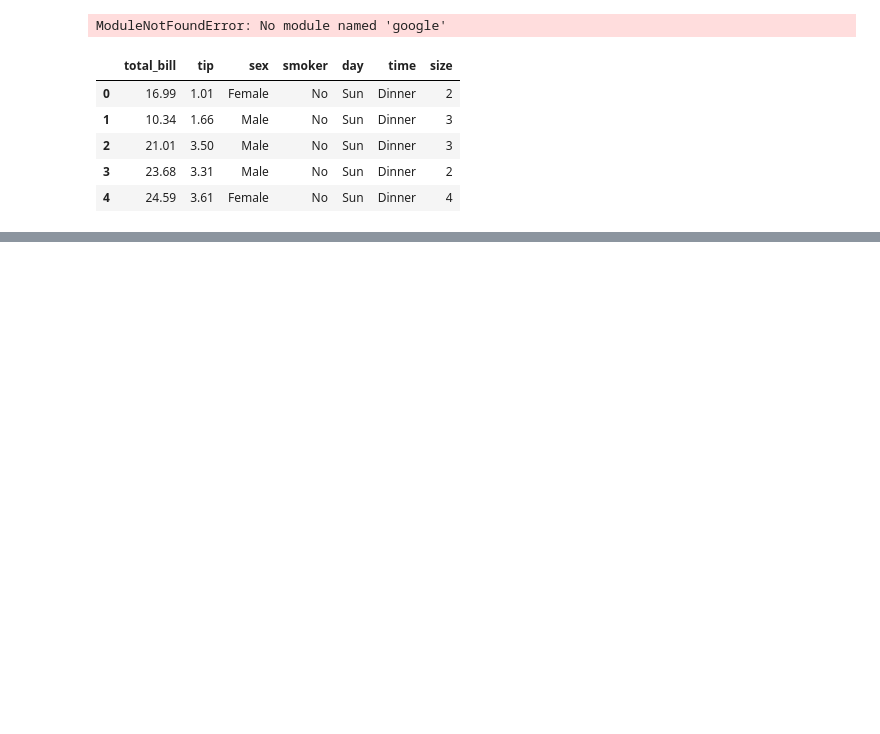
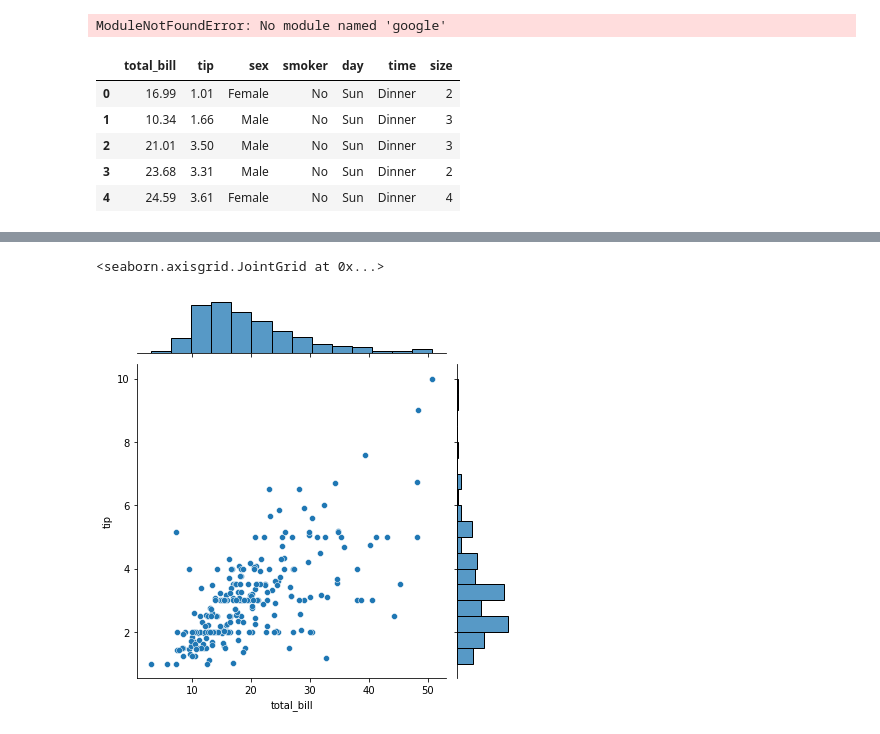
Before and after one commit to PrabjyotObhi/CMPE257, a Jupyter notebook: Homework_1/HW1.ipynb, the cells around one changed output, grey strips where cells are left out. Drawn from its saved outputs; the diff is of its cells as text; code cells hidden in the pictures; blank space fills up the shorter version.

Commit message:
Homework1 updated plots with comments

```diff
--- a/Homework_1/HW1.ipynb
+++ b/Homework_1/HW1.ipynb
@@ -335,0 +328,6 @@ sns.heatmap(data = tips)
+# %%
+sns.jointplot(data = tips, x = tips["total_bill"], y = tips["tip"])
+#This plot shows that as the total_bill goes up the tip received goes up.
+# %% [output]
+<seaborn.axisgrid.JointGrid at 0x...>
+[figure, added]
```
Also changed, not shown: parts of 27 cells of this notebook.
